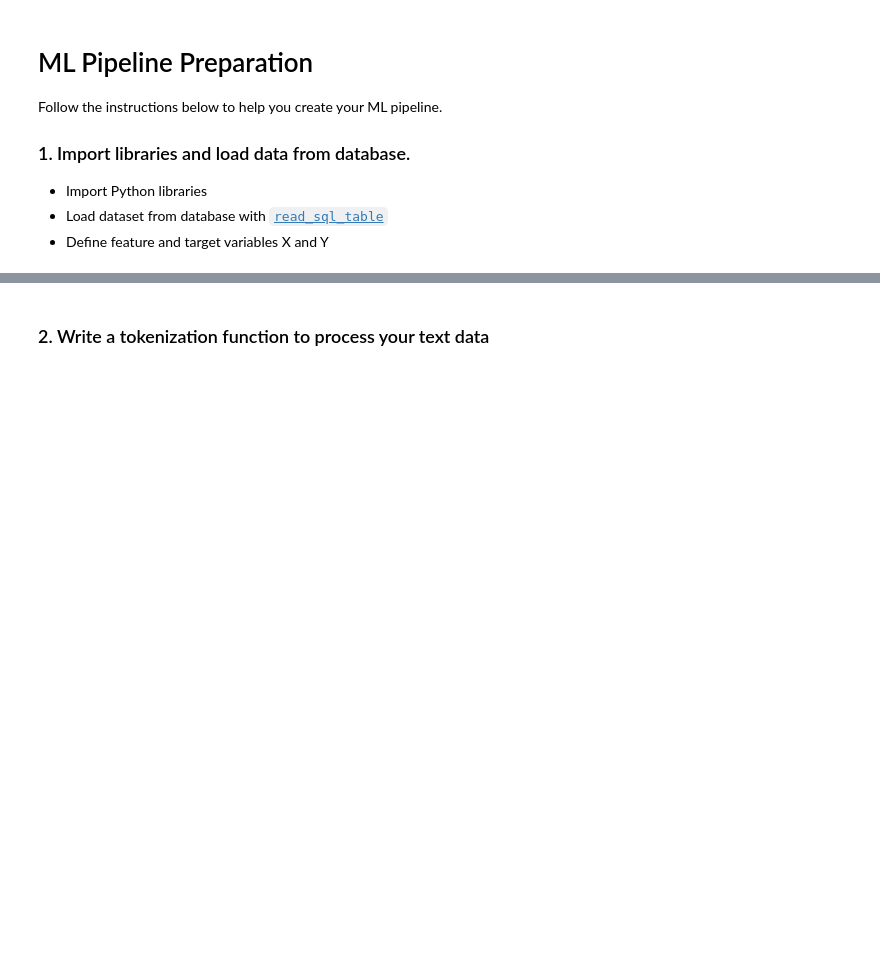
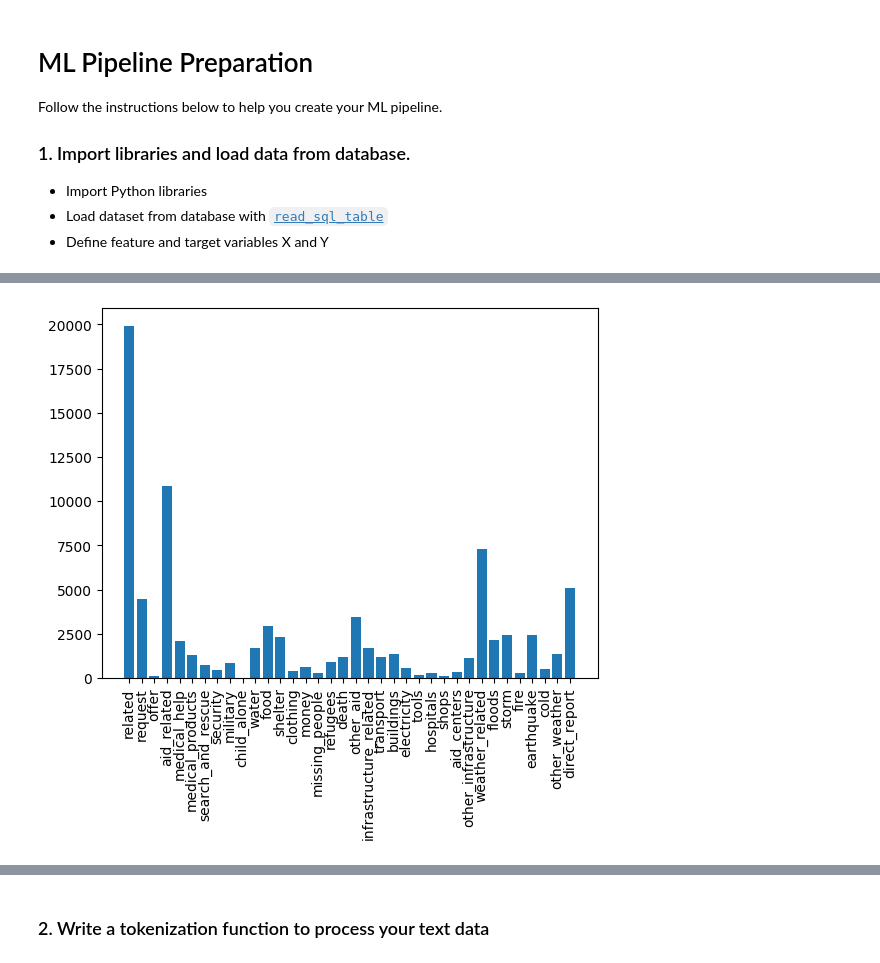
Before and after one commit to adrianprochaska/disaster-response-pipeline, a Jupyter notebook: preparation/ML Pipeline Preparation.ipynb, the cells around one changed output, grey strips where cells are left out. Cells and saved outputs as stored; diff of their text form; code cells hidden in the pictures; blank space fills up the shorter version.

Commit message:
played around a little bit with the ML notebook

```diff
--- a/preparation/ML Pipeline Preparation.ipynb
+++ b/preparation/ML Pipeline Preparation.ipynb
@@ -29,0 +66,14 @@ Y = df.iloc[:, 4:]
+# %%
+# look into the data a little bit
+column_names = Y.columns
+x = range(len(column_names))
+y = Y.sum()
+
+# histogramm of the labels
+fig, ax = plt.subplots(1, 1)
+_ = ax.bar(x, y)
+_ = ax.set_xticks(x)
+_ = ax.set_xticklabels(column_names, rotation=90)
+plt.show()
+# %% [output]
+[figure, added]
```
Also changed, not shown: parts of 28 cells of this notebook, 1 other file.
